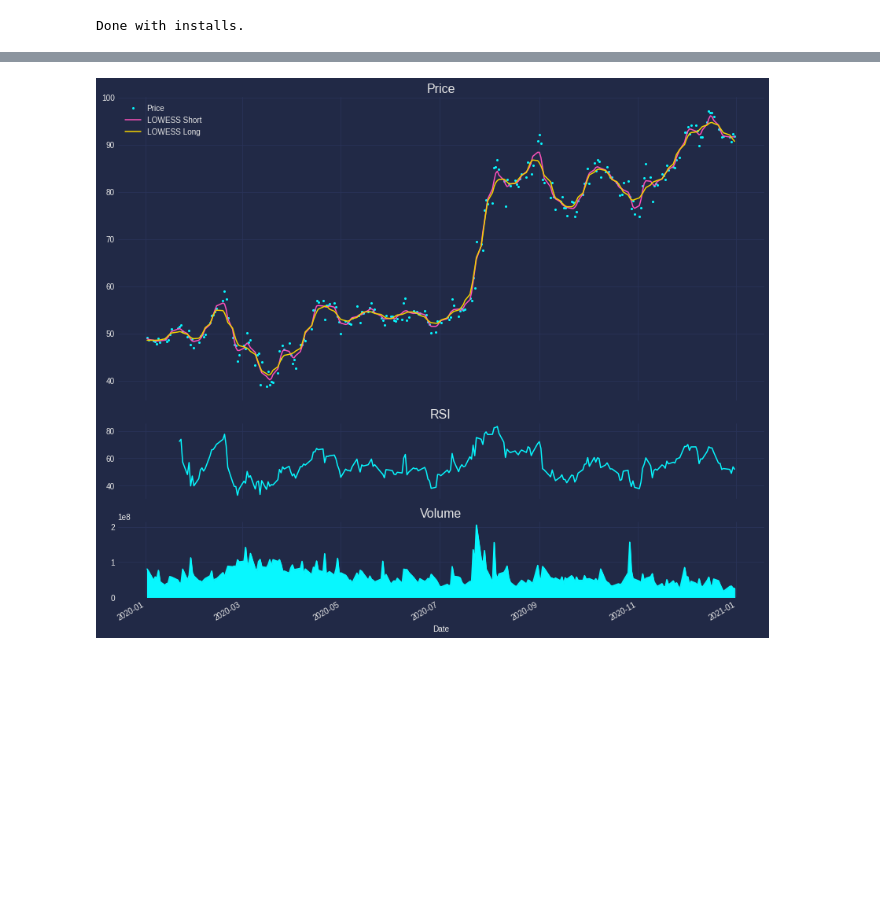
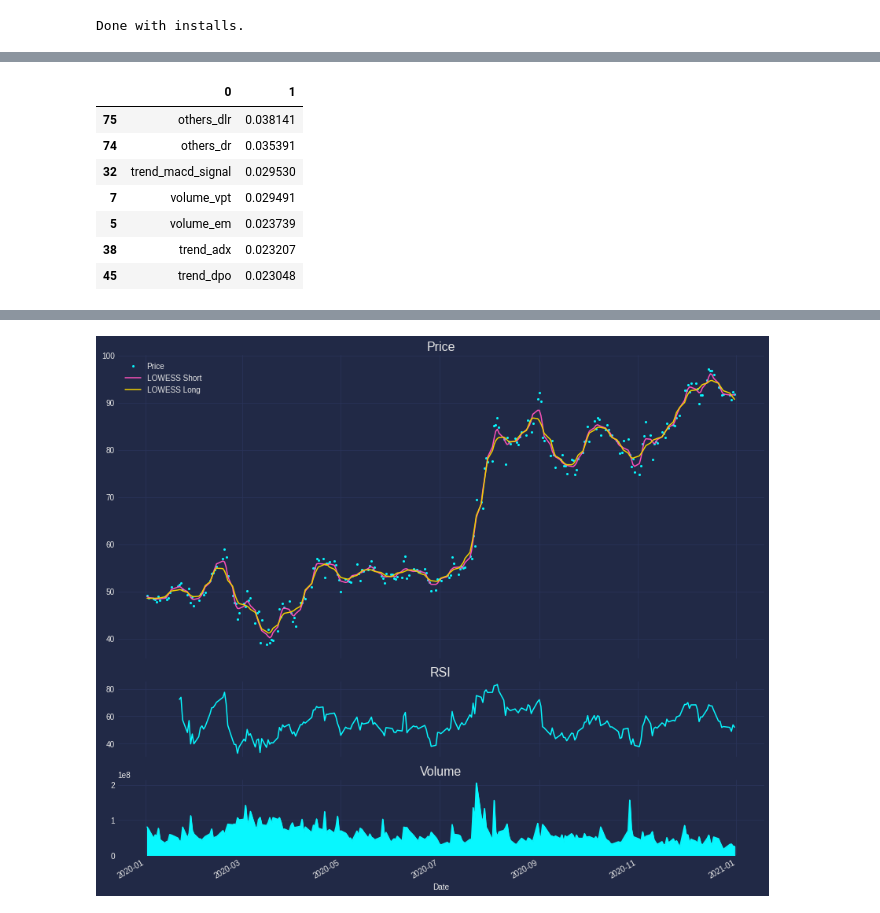
Before and after one commit to masta-g3/robinmodel, a Jupyter notebook: robinmodel.ipynb, the cells around one changed output, grey strips where cells are left out. Saved outputs shown, nothing was run; the diff lists cells and outputs as text; code cells hidden in the pictures; blank space fills up the shorter version.

```diff
--- a/robinmodel.ipynb
+++ b/robinmodel.ipynb
@@ -37,0 +122,12 @@ stock_df = stock.history(start='2020-01-01', end='2021-01-01')
+# %%
+## Create model input data.
+model_df = stock_df[feats + ['Close', 'Close_Smooth', 'ret',
+                             'ret_smooth','ret_type_smooth']].dropna()
+model_df.loc[model_df['ret_type_smooth'] == -1, 'ret_type_smooth'] = 0
+
+## Divide dataset.
+train_range = np.arange(0, np.ceil(model_df.shape[0] * 0.8))
+test_range = np.arange(train_range[-1]+1, model_df.shape[0])
+
+train_df = model_df.iloc[train_range]
+test_df = model_df.iloc[test_range]
@@ -37,0 +153,12 @@ stock_df = stock.history(start='2020-01-01', end='2021-01-01')
+# %%
+importance_df = pd.DataFrame(zip(feats, clf.feature_importances_))
+importance_df.sort_values(1, ascending=False).head(7)
+# %% [output]
+|  | 0 | 1 |
+| 75 | others_dlr | 0.038141 |
+| 74 | others_dr | 0.035391 |
+| 32 | trend_macd_signal | 0.029530 |
+| 7 | volume_vpt | 0.029491 |
+| 5 | volume_em | 0.023739 |
+| 38 | trend_adx | 0.023207 |
+| 45 | trend_dpo | 0.023048 |
```
Also changed, not shown: parts of 15 cells of this notebook.
